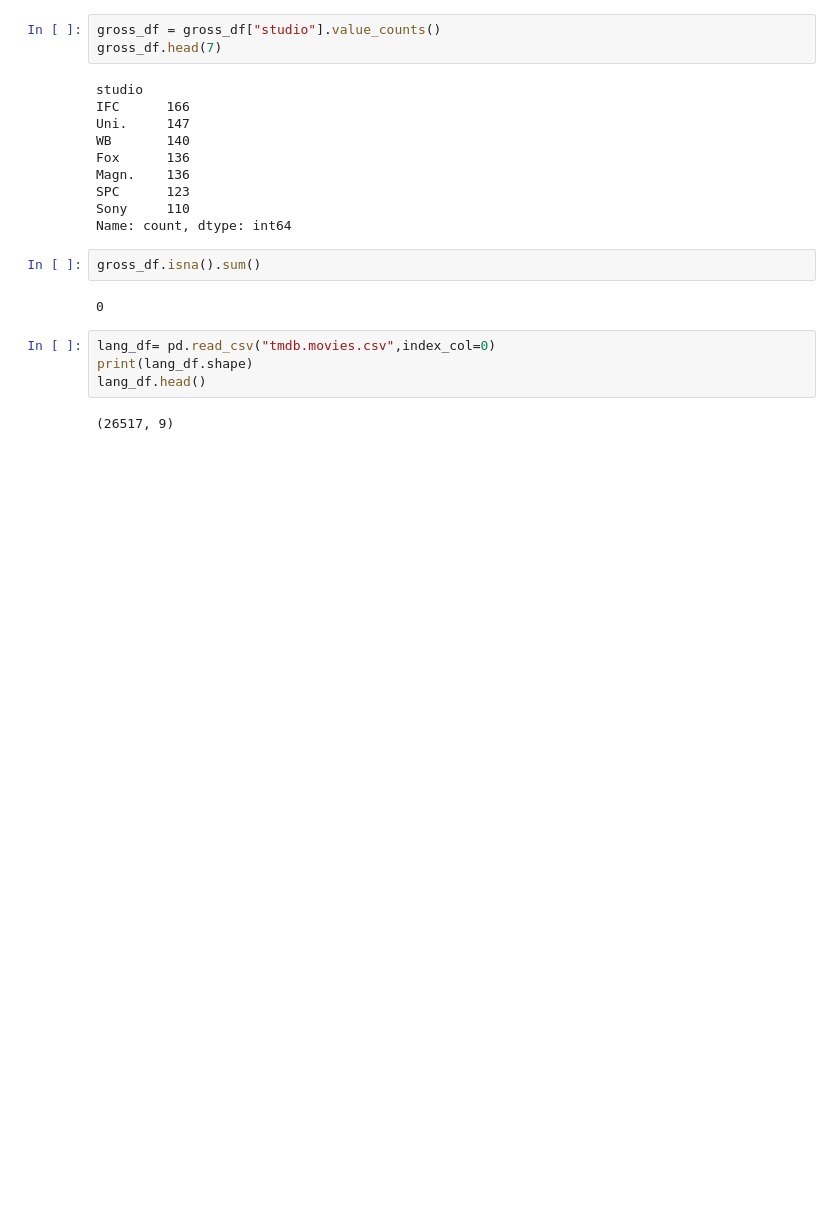
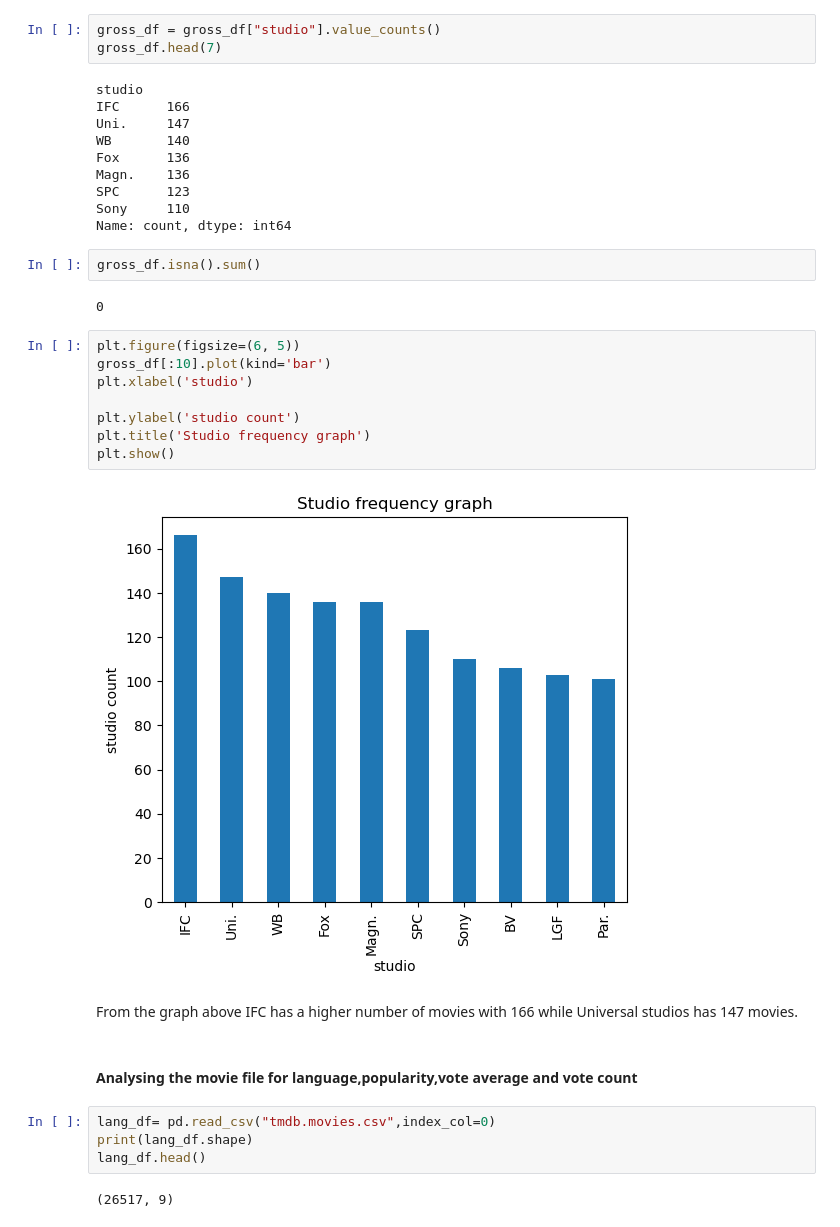
Before and after one commit to ed-gar-k/Phase-1-project, a Jupyter notebook: Phase-one.ipynb, the cells around one changed output. Drawn from its saved outputs; the diff is of its cells as text; blank space fills up the shorter version.

```diff
--- a/Phase-one.ipynb
+++ b/Phase-one.ipynb
@@ -487,6 +487,20 @@ Name: count, dtype: int64
 gross_df.isna().sum()
 # %% [output]
 0
+# %%
+plt.figure(figsize=(6, 5))
+gross_df[:10].plot(kind='bar')
+plt.xlabel('studio')
+
+plt.ylabel('studio count')
+plt.title('Studio frequency graph')
+plt.show()
+# %% [output]
+[figure, added]
+# %% [markdown]
+From the graph above IFC has a higher number of movies with 166 while Universal studios has 147 movies.
+# %% [markdown]
+#### Analysing the movie file for language,popularity,vote average and vote count
 # %%
 lang_df= pd.read_csv("tmdb.movies.csv",index_col=0)
 print(lang_df.shape)
```
Also changed, not shown: parts of 33 cells of this notebook, 2 other files.
